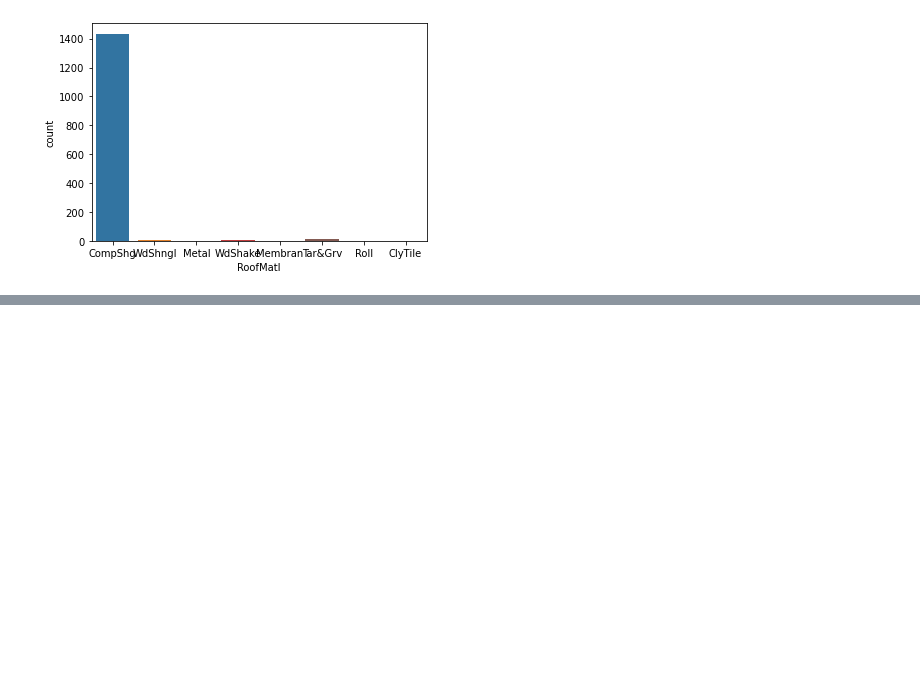
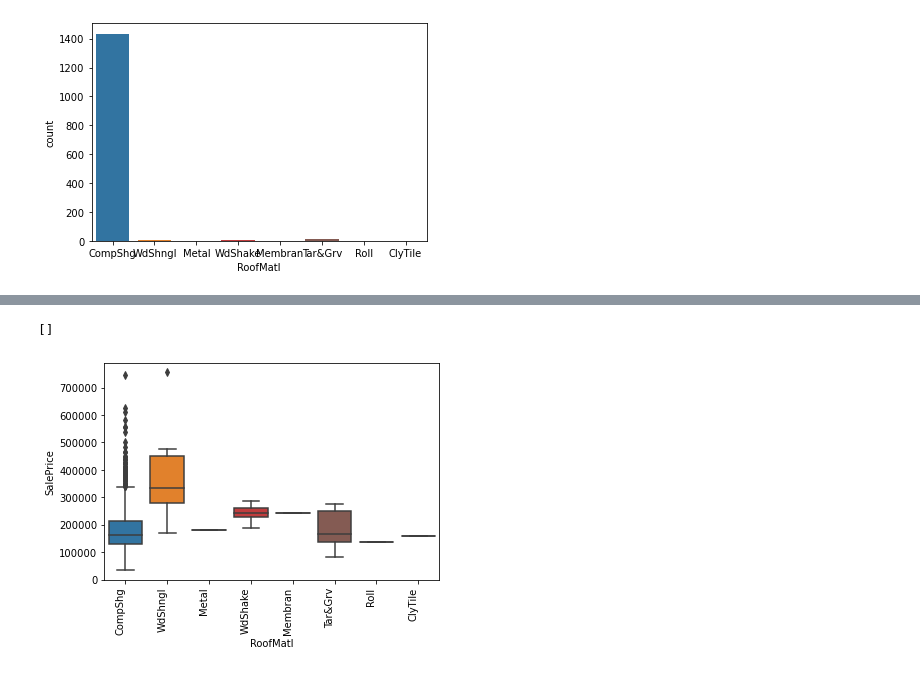
Before and after one commit to tionx3na/kaggle_competetions, a Jupyter notebook: house_prices/model.ipynb, the cells around one changed output, grey strips where cells are left out. Saved outputs shown, nothing was run; the diff lists cells and outputs as text; code cells hidden in the pictures; blank space fills up the shorter version.

```diff
--- a/house_prices/model.ipynb
+++ b/house_prices/model.ipynb
@@ -438,0 +446,7 @@ Name: RoofMatl, dtype: int64
+# %%
+axn = sns.boxplot(x=train_data.RoofMatl, y=train_data.SalePrice)
+axn.set_xticklabels(axn.get_xticklabels(), rotation=90, ha="right")
+axn.plot()
+# %% [output]
+[]
+[figure, added]
```
Also changed, not shown: parts of 29 cells of this notebook, 1 other file.
